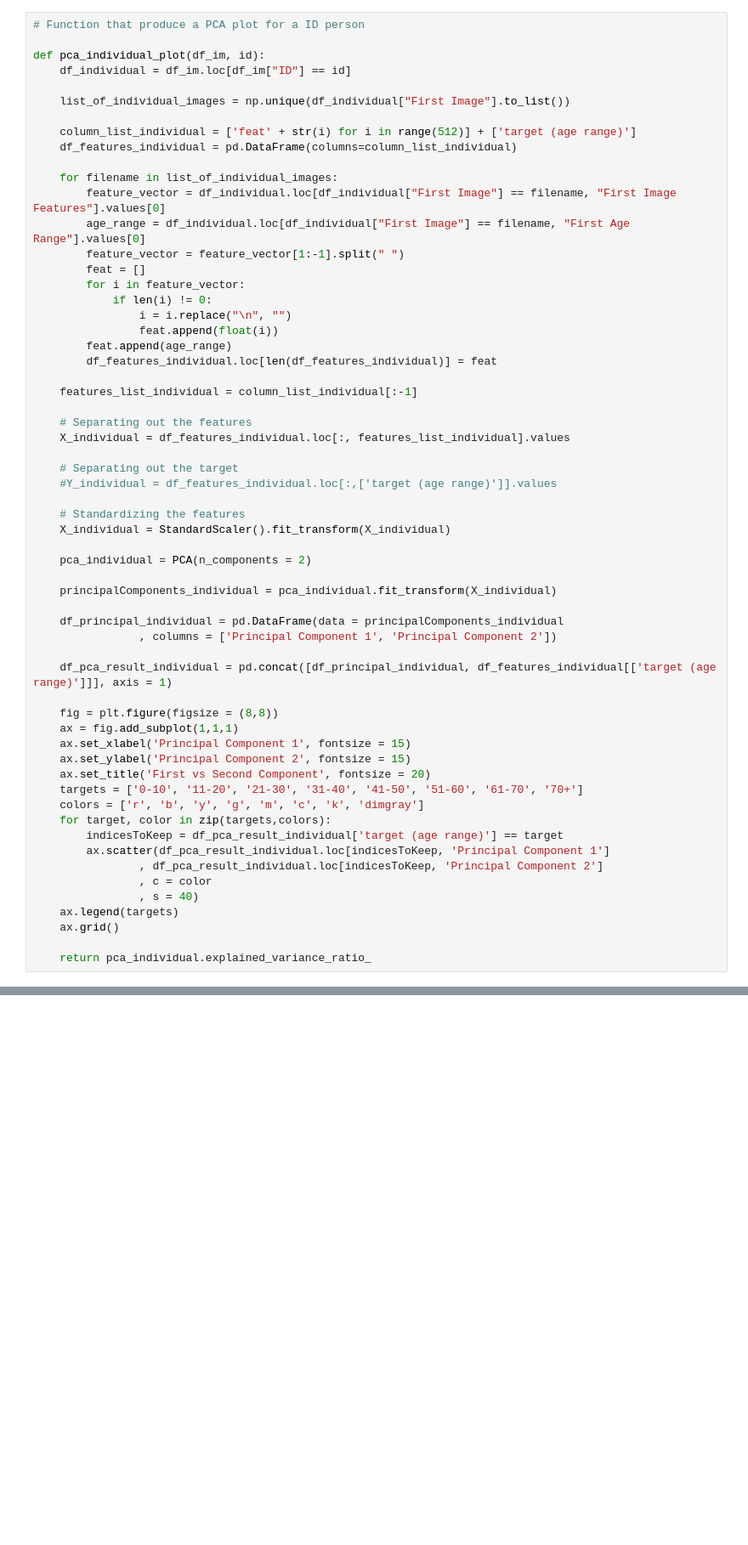
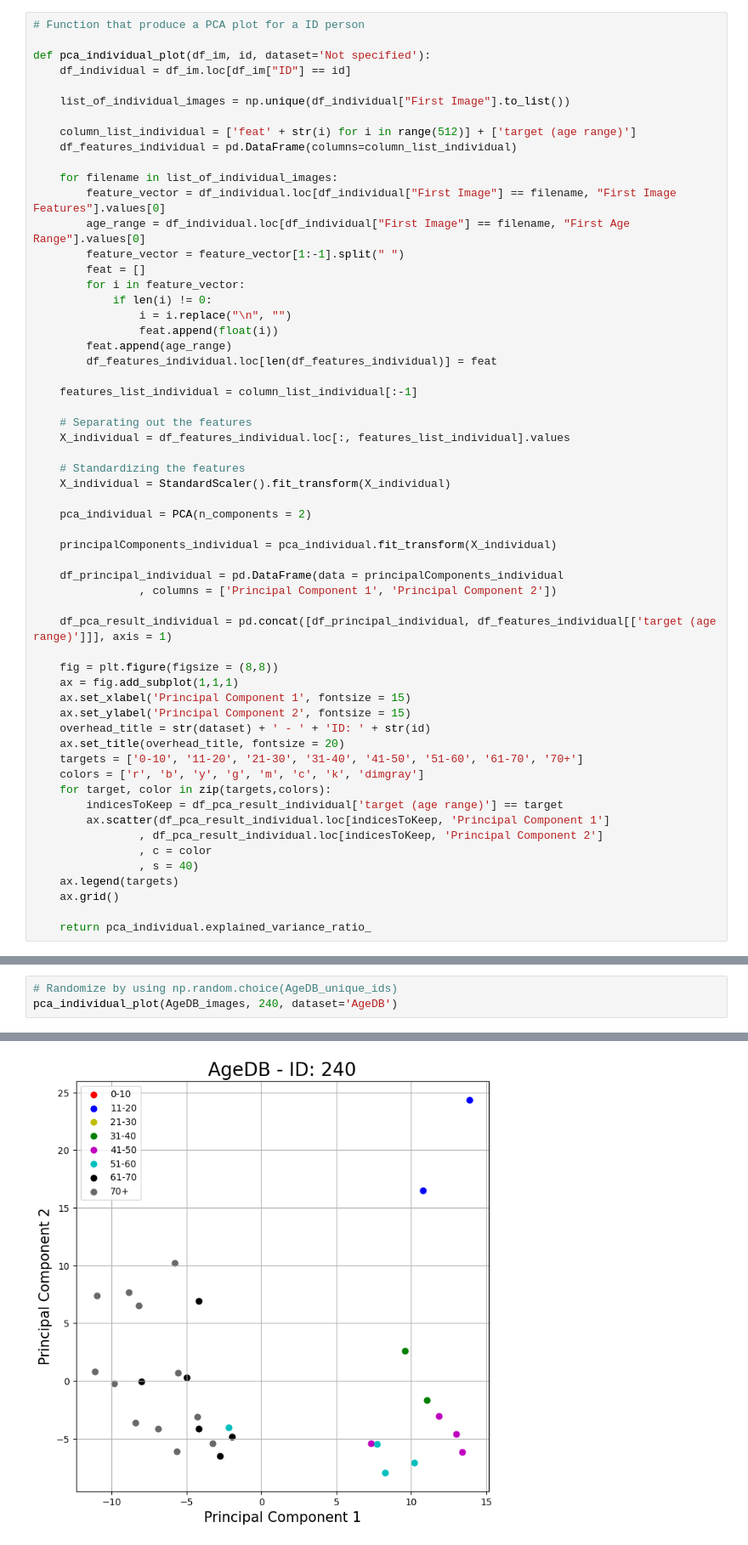
Before and after one commit to ivarblohm/FaceProject, a Jupyter notebook: PCASingle.ipynb, the cells around one changed output, grey strips where cells are left out. Shown at 85% size. Drawn from its saved outputs; the diff is of its cells as text; blank space fills up the shorter version.

```diff
--- a/PCASingle.ipynb
+++ b/PCASingle.ipynb
@@ -29,7 +46,7 @@ df_all_images
 # %%
 # Function that produce a PCA plot for a ID person
 
-def pca_individual_plot(df_im, id):
+def pca_individual_plot(df_im, id, dataset='Not specified'):
     df_individual = df_im.loc[df_im["ID"] == id]
 
     list_of_individual_images = np.unique(df_individual["First Image"].to_list())
@@ -54,9 +71,6 @@ def pca_individual_plot(df_im, id):
     # Separating out the features
     X_individual = df_features_individual.loc[:, features_list_individual].values
 
-    # Separating out the target
-    #Y_individual = df_features_individual.loc[:,['target (age range)']].values
-
     # Standardizing the features
     X_individual = StandardScaler().fit_transform(X_individual)
 
@@ -73,7 +87,8 @@ def pca_individual_plot(df_im, id):
     ax = fig.add_subplot(1,1,1)
     ax.set_xlabel('Principal Component 1', fontsize = 15)
     ax.set_ylabel('Principal Component 2', fontsize = 15)
-    ax.set_title('First vs Second Component', fontsize = 20)
+    overhead_title = str(dataset) + ' - ' + 'ID: ' + str(id)
+    ax.set_title(overhead_title, fontsize = 20)
     targets = ['0-10', '11-20', '21-30', '31-40', '41-50', '51-60', '61-70', '70+']
     colors = ['r', 'b', 'y', 'g', 'm', 'c', 'k', 'dimgray']
     for target, color in zip(targets,colors):
@@ -146,0 +107,4 @@ array([0.15382756, 0.09968077])
+# %%
+# Randomize by using np.random.choice(AgeDB_unique_ids)
+pca_individual_plot(AgeDB_images, 240, dataset='AgeDB')
+# %% [output]
@@ -146,0 +112 @@ array([0.15382756, 0.09968077])
+[figure, added]
```
Also changed, not shown: parts of 14 cells of this notebook, 2 other files.
